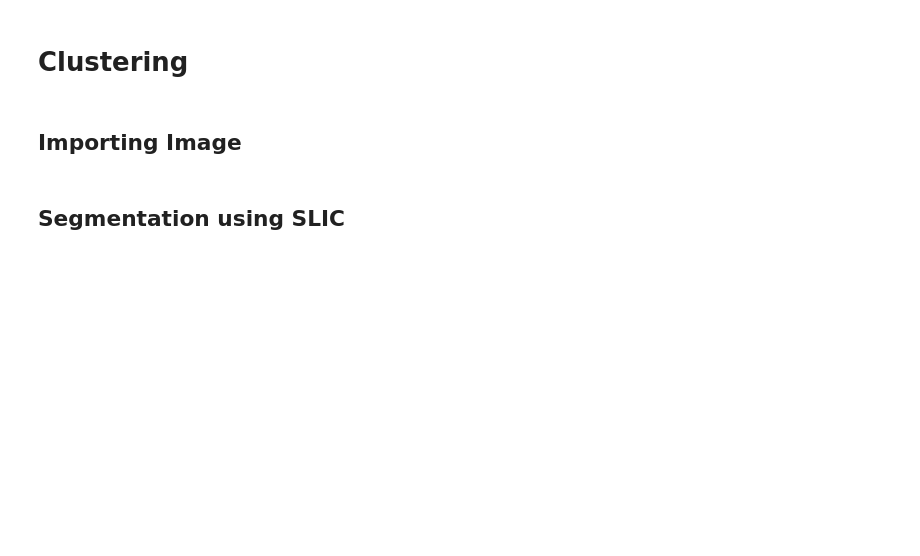
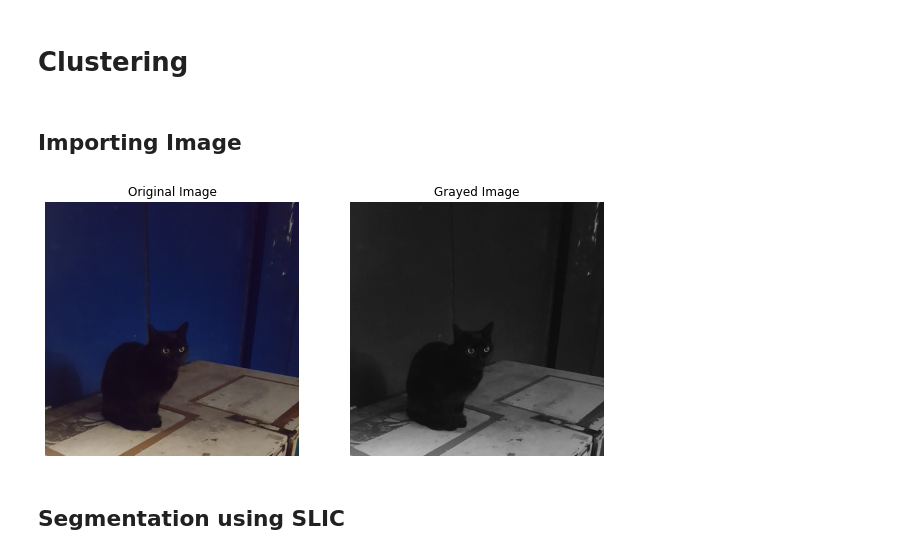
Before and after one commit to faisaladisoe/image-processing-lab, a Jupyter notebook: Lab 5/source code/Lab5_1906293184_MuhammadFaisalAdiSoesatyo.ipynb, the cells around one changed output. Drawn from its saved outputs; the diff is of its cells as text; code cells hidden in the pictures; blank space fills up the shorter version.

```diff
--- a/Lab 5/source code/Lab5_1906293184_MuhammadFaisalAdiSoesatyo.ipynb
+++ b/Lab 5/source code/Lab5_1906293184_MuhammadFaisalAdiSoesatyo.ipynb
@@ -136,5 +136,17 @@ Berdasarkan hasil percobaan yang saya lakukan di atas, metode yang paling optimu
 # Clustering
 # %% [markdown]
 ## Importing Image
+# %%
+cat_image = io.imread('./images/cat.jpg')
+cat_grayed = color.rgb2gray(cat_image)
+
+plt.figure(figsize=(10, 5))
+plt.subplot(1, 2, 1); plt.imshow(cat_image, cmap='gray')
+plt.title('Original Image'); plt.axis('off')
+plt.subplot(1, 2, 2); plt.imshow(cat_grayed, cmap='gray')
+plt.title('Grayed Image'); plt.axis('off')
+plt.show()
+# %% [output]
+[figure, added]
 # %% [markdown]
 ## Segmentation using SLIC
```
Also changed, not shown: parts of 34 cells of this notebook.
